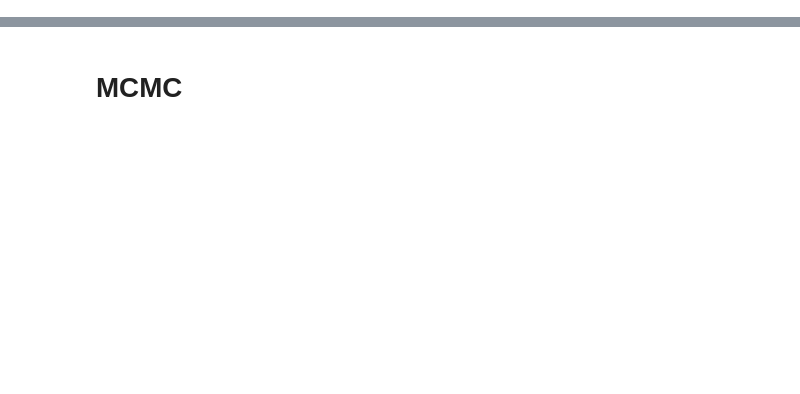
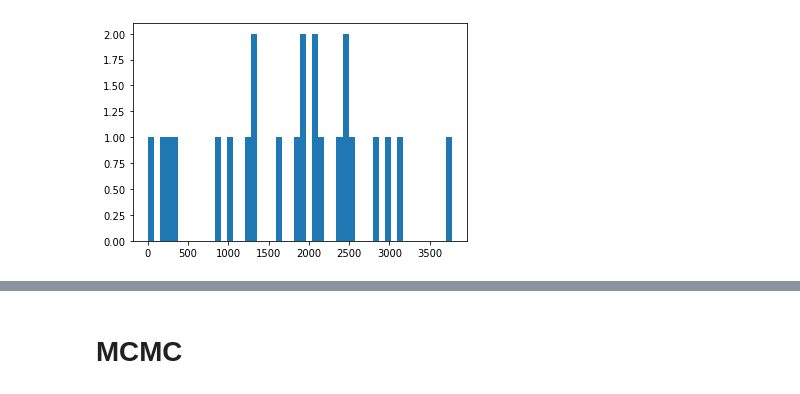
Before and after one commit to docligot/CoronaTracker-simulteModel, a Jupyter notebook: mcmc/MCMC.ipynb, the cells around one changed output, grey strips where cells are left out. Drawn from its saved outputs; the diff is of its cells as text; code cells hidden in the pictures; blank space fills up the shorter version.

```diff
--- a/mcmc/MCMC.ipynb
+++ b/mcmc/MCMC.ipynb
@@ -67,3 +80,7 @@ count, gbins, ignored = plt.hist(covid_cn['new infected'], bins=50)
+# %%
+count, gbins, ignored = plt.hist(covid_cn[covid_cn['new infected']<14000]['new infected'], bins=50)
+# %% [output]
+[figure, added]
 # %%
 shape, scale = 4.3, 530 # mean=4, std=2*sqrt(2)
 import scipy.special as sps
```
Also changed, not shown: parts of 15 cells of this notebook.
